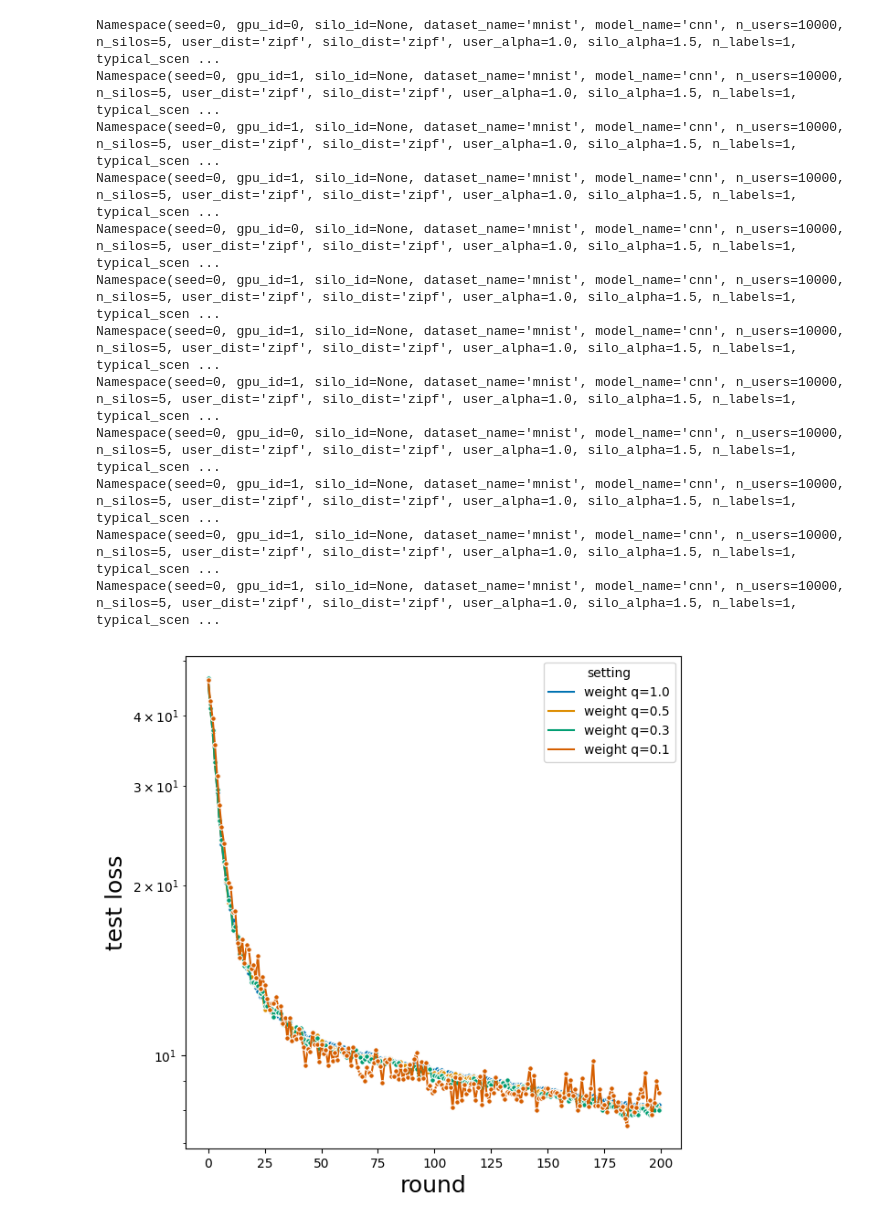
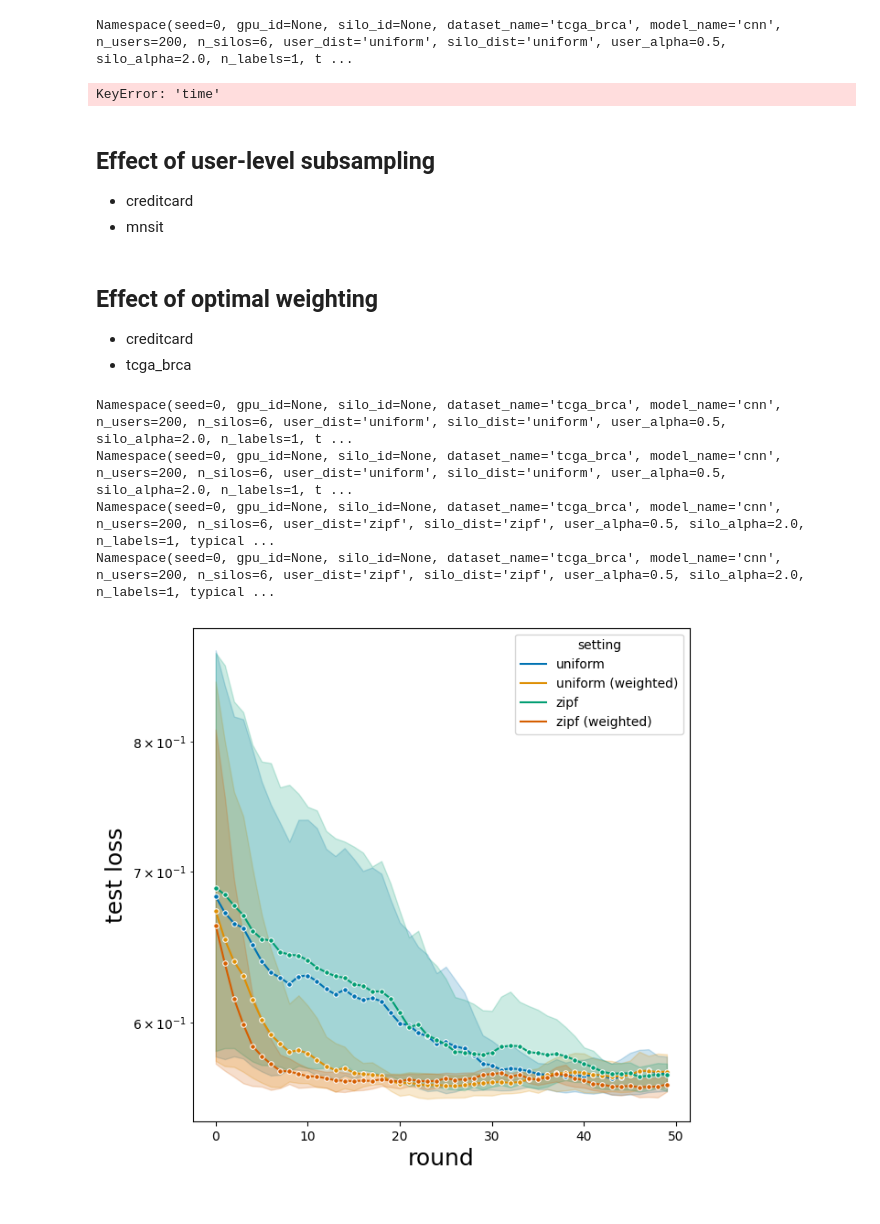
Before and after one commit to FumiyukiKato/uldp-fl, a Jupyter notebook: exp/exp_results.ipynb, the cells around one changed output. Drawn from its saved outputs; the diff is of its cells as text; code cells hidden in the pictures.

```diff
--- a/exp/exp_results.ipynb
+++ b/exp/exp_results.ipynb
@@ -786,31 +333,36 @@ def get_file_path_from_hash(hash_val):
+# %%
+exp_result_list = load_result_from_file_path(file_paths[0])
+exp_result_list[0]["time"]
+# %% [output]
+Namespace(seed=0, gpu_id=None, silo_id=None, dataset_name='tcga_brca', model_name='cnn', n_users=200, n_silos=6, user_dist='uniform', silo_dist='uniform', user_alpha=0.5, silo_alpha=2.0, n_labels=1, t ...
+KeyError: 'time'
+# %% [markdown]
+## Effect of user-level subsampling
+- creditcard
+- mnsit
+# %% [markdown]
+## Effect of optimal weighting
+- creditcard
+- tcga_brca
 # %%
-# MNIST sampling
+# tcga_brca
 
-setting_map = {0: "weight q=1.0", 1: "weight q=0.5", 2: "weight q=0.3", 3: "weight q=0.1"}
+setting_map = {0: "uniform", 1: "uniform (weighted)", 2: "zipf", 3: "zipf (weighted)"}
 
-# .29で実行中
 
 file_paths = [
-    "/Users/fumiyuki/research/AcSilo/acsilo/exp/results/7c4c11476f/sim-20230721065447-results.json",
-    "/Users/fumiyuki/research/AcSilo/acsilo/exp/results/9bf45d2a1e/sim-20230718211030-results.json",
-    "/Users/fumiyuki/research/AcSilo/acsilo/exp/results/add0a12493/sim-20230715192704-results.json",
-    "/Users/fumiyuki/research/AcSilo/acsilo/exp/results/faeefd4231/sim-20230714093523-results.json",
- ]
+    "/Users/fumiyuki/research/AcSilo/acsilo/exp/results/1967cc0ede/sim-20230721224930-results.json",
+    "/Users/fumiyuki/research/AcSilo/acsilo/exp/results/24948bb907/sim-20230721230820-results.json",
+    "/Users/fumiyuki/research/AcSilo/acsilo/exp/results/6235614e8a/sim-20230721232506-results.json",
+    "/Users/fumiyuki/research/AcSilo/acsilo/exp/results/425b124467/sim-20230721234131-results.json",
+]
 
 plot_multiple_losses(file_paths, setting_map)
-plot_multiple_metrics(file_paths, setting_map)
-plot_multiple_epsilons(file_paths, setting_map)
+# plot_multiple_metrics(file_paths, setting_map)
+# plot_multiple_epsilons(file_paths, setting_map)
 # %% [output]
-Namespace(seed=0, gpu_id=0, silo_id=None, dataset_name='mnist', model_name='cnn', n_users=10000, n_silos=5, user_dist='zipf', silo_dist='zipf', user_alpha=1.0, silo_alpha=1.5, n_labels=1, typical_scen ...
-Namespace(seed=0, gpu_id=1, silo_id=None, dataset_name='mnist', model_name='cnn', n_users=10000, n_silos=5, user_dist='zipf', silo_dist='zipf', user_alpha=1.0, silo_alpha=1.5, n_labels=1, typical_scen ...
-Namespace(seed=0, gpu_id=1, silo_id=None, dataset_name='mnist', model_name='cnn', n_users=10000, n_silos=5, user_dist='zipf', silo_dist='zipf', user_alpha=1.0, silo_alpha=1.5, n_labels=1, typical_scen ...
-Namespace(seed=0, gpu_id=1, silo_id=None, dataset_name='mnist', model_name='cnn', n_users=10000, n_silos=5, user_dist='zipf', silo_dist='zipf', user_alpha=1.0, silo_alpha=1.5, n_labels=1, typical_scen ...
-Namespace(seed=0, gpu_id=0, silo_id=None, dataset_name='mnist', model_name='cnn', n_users=10000, n_silos=5, user_dist='zipf', silo_dist='zipf', user_alpha=1.0, silo_alpha=1.5, n_labels=1, typical_scen ...
-Namespace(seed=0, gpu_id=1, silo_id=None, dataset_name='mnist', model_name='cnn', n_users=10000, n_silos=5, user_dist='zipf', silo_dist='zipf', user_alpha=1.0, silo_alpha=1.5, n_labels=1, typical_scen ...
-Namespace(seed=0, gpu_id=1, silo_id=None, dataset_name='mnist', model_name='cnn', n_users=10000, n_silos=5, user_dist='zipf', silo_dist='zipf', user_alpha=1.0, silo_alpha=1.5, n_labels=1, typical_scen ...
-Namespace(seed=0, gpu_id=1, silo_id=None, dataset_name='mnist', model_name='cnn', n_users=10000, n_silos=5, user_dist='zipf', silo_dist='zipf', user_alpha=1.0, silo_alpha=1.5, n_labels=1, typical_scen ...
-Namespace(seed=0, gpu_id=0, silo_id=None, dataset_name='mnist', model_name='cnn', n_users=10000, n_silos=5, user_dist='zipf', silo_dist='zipf', user_alpha=1.0, silo_alpha=1.5, n_labels=1, typical_scen ...
-Namespace(seed=0, gpu_id=1, silo_id=None, dataset_name='mnist', model_name='cnn', n_users=10000, n_silos=5, user_dist='zipf', silo_dist='zipf', user_alpha=1.0, silo_alpha=1.5, n_labels=1, typical_scen ...
-Namespace(seed=0, gpu_id=1, silo_id=None, dataset_name='mnist', model_name='cnn', n_users=10000, n_silos=5, user_dist='zipf', silo_dist='zipf', user_alpha=1.0, silo_alpha=1.5, n_labels=1, typical_scen ...
-Namespace(seed=0, gpu_id=1, silo_id=None, dataset_name='mnist', model_name='cnn', n_users=10000, n_silos=5, user_dist='zipf', silo_dist='zipf', user_alpha=1.0, silo_alpha=1.5, n_labels=1, typical_scen ...
+Namespace(seed=0, gpu_id=None, silo_id=None, dataset_name='tcga_brca', model_name='cnn', n_users=200, n_silos=6, user_dist='uniform', silo_dist='uniform', user_alpha=0.5, silo_alpha=2.0, n_labels=1, t ...
+Namespace(seed=0, gpu_id=None, silo_id=None, dataset_name='tcga_brca', model_name='cnn', n_users=200, n_silos=6, user_dist='uniform', silo_dist='uniform', user_alpha=0.5, silo_alpha=2.0, n_labels=1, t ...
+Namespace(seed=0, gpu_id=None, silo_id=None, dataset_name='tcga_brca', model_name='cnn', n_users=200, n_silos=6, user_dist='zipf', silo_dist='zipf', user_alpha=0.5, silo_alpha=2.0, n_labels=1, typical ...
+Namespace(seed=0, gpu_id=None, silo_id=None, dataset_name='tcga_brca', model_name='cnn', n_users=200, n_silos=6, user_dist='zipf', silo_dist='zipf', user_alpha=0.5, silo_alpha=2.0, n_labels=1, typical ...
-[figure, old version]
+[figure, new version]
```
Also changed, not shown: parts of 19 cells of this notebook, 9 other files.
